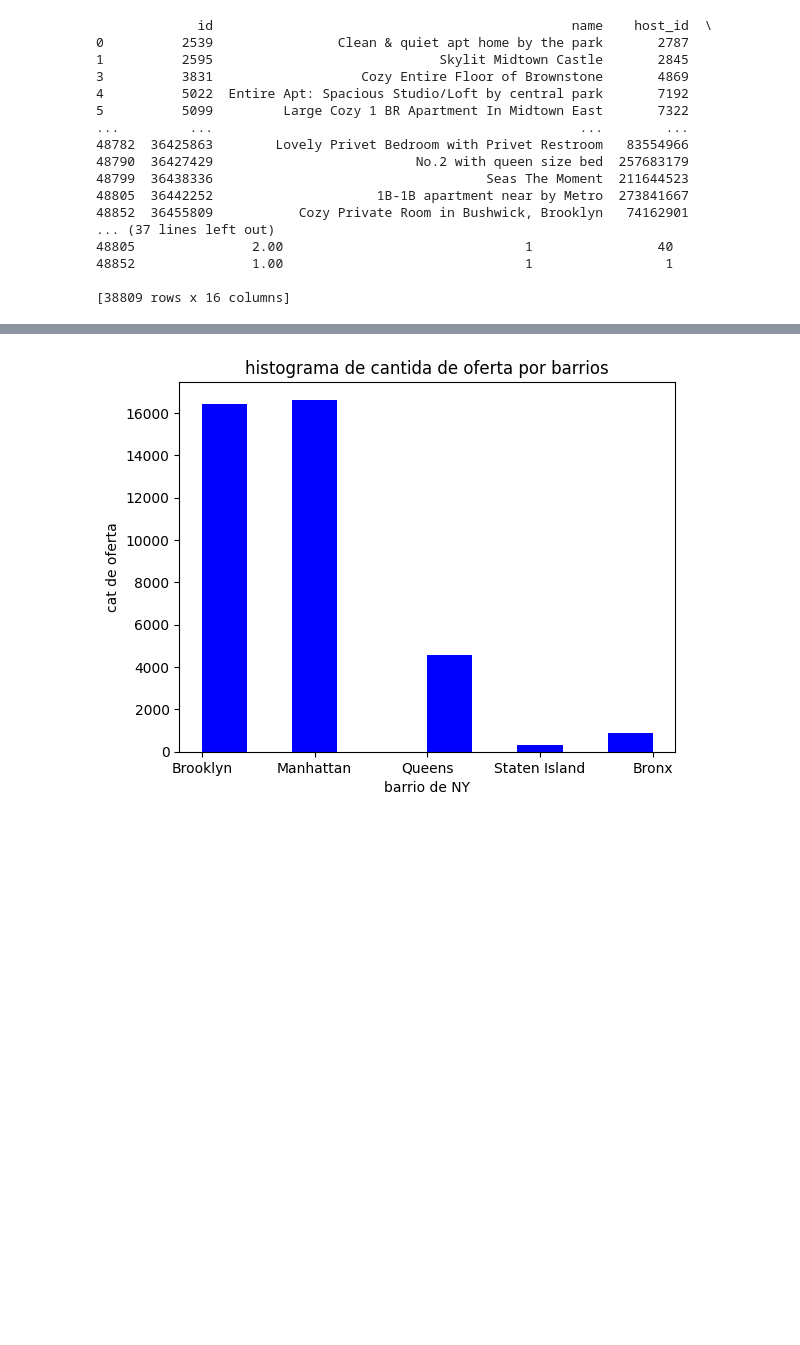
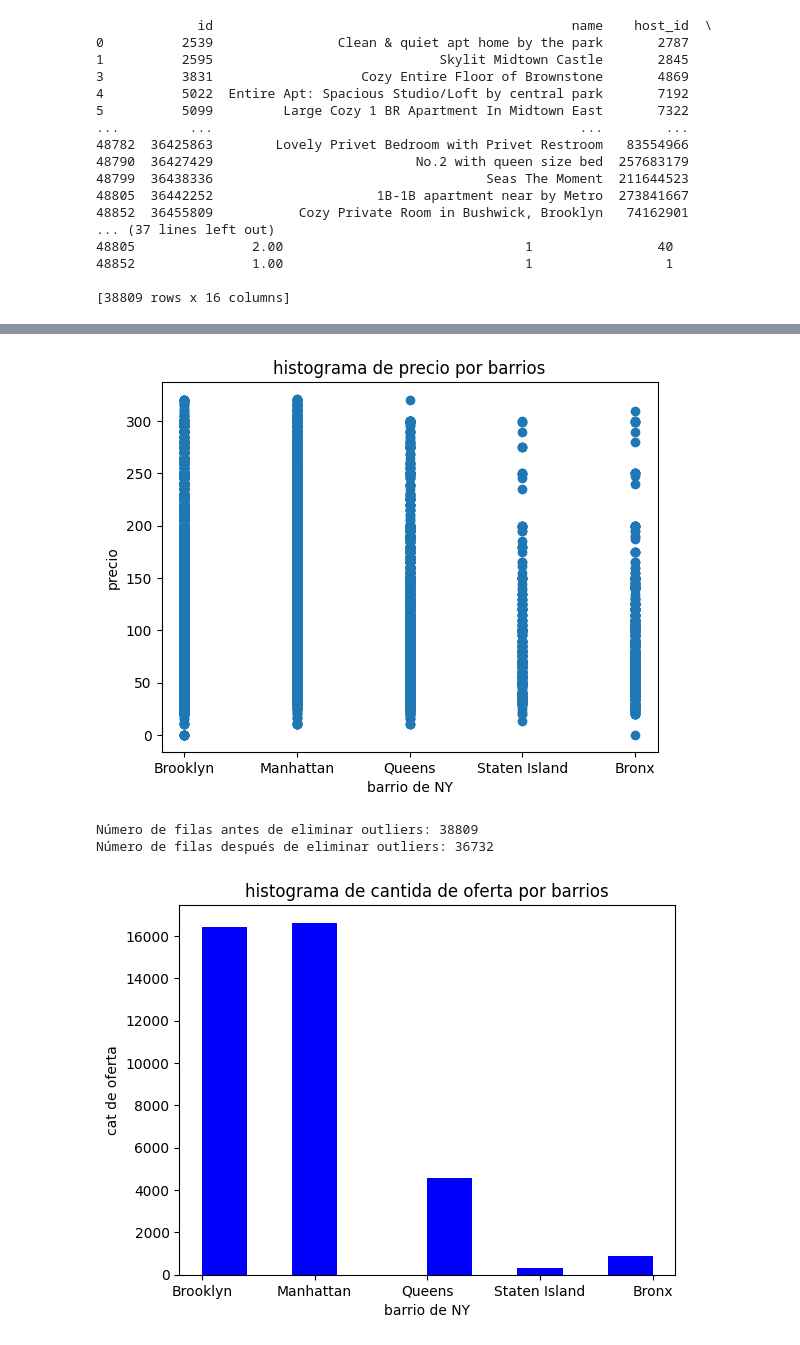
Before and after one commit to AngelaNavajas/CC408-T1-4, a Jupyter notebook: TP2 probar/TP2/TP2.ipynb, the cells around one changed output, grey strips where cells are left out. Saved outputs shown, nothing was run; the diff lists cells and outputs as text; code cells hidden in the pictures; blank space fills up the shorter version.

Commit message:
falta solo los outliers

```diff
--- a/TP2 probar/TP2/TP2.ipynb
+++ b/TP2 probar/TP2/TP2.ipynb
@@ -120,0 +120,11 @@ Index(['id', 'name', 'host_id', 'host_name', 'neighbourhood_group',
+# %%
+#Outliers por quantiles ya que los datos no tienen una distribucion normal
+
+Q1 = base_airbnb_columnas['price'].quantile(0.25)
+Q3 = base_airbnb_columnas['price'].quantile(0.75)
+IQR = Q3 - Q1
+lower = Q1 - 1.5 * IQR
+upper = Q3 + 1.5 * IQR
+
+base_airbnb_outliers = base_airbnb_columnas[(base_airbnb_columnas['price'] >= lower) & (base_airbnb_columnas['price'] <= upper)]
+print(base_airbnb_outliers)
@@ -120,0 +191,16 @@ Index(['id', 'name', 'host_id', 'host_name', 'neighbourhood_group',
+# %%
+x_2 = base_airbnb_outliers['neighbourhood_group']
+y_2 = base_airbnb_outliers["price"]
+plt.scatter (x_2, y_2)
+plt.title("histograma de precio por barrios")
+plt.xlabel ("barrio de NY")
+plt.ylabel ("precio")
+plt. show()
+# %% [output]
+[figure, added]
+# %%
+print(f"Número de filas antes de eliminar outliers: {base_airbnb_columnas.shape[0]}")
+print(f"Número de filas después de eliminar outliers: {base_airbnb_outliers.shape[0]}")
+# %% [output]
+Número de filas antes de eliminar outliers: 38809
+Número de filas después de eliminar outliers: 36732
```
Also changed, not shown: parts of 8 cells of this notebook.
